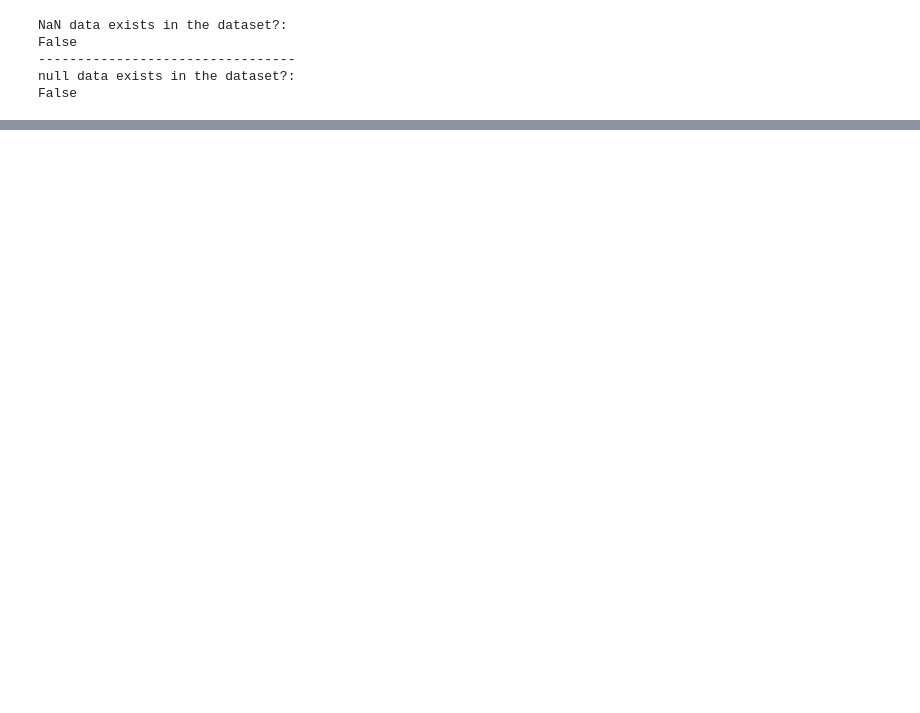
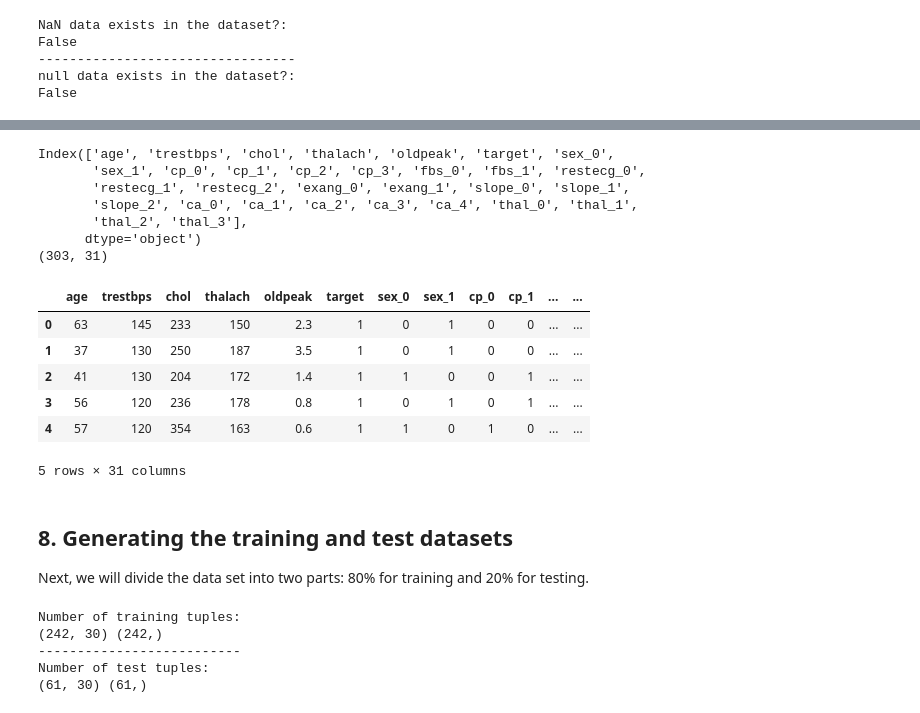
Before and after one commit to bryansbr/heart-disease-AI, a Jupyter notebook: heart-disease.ipynb, the cells around one changed output, grey strips where cells are left out. Drawn from its saved outputs; the diff is of its cells as text; code cells hidden in the pictures; blank space fills up the shorter version.

```diff
--- a/heart-disease.ipynb
+++ b/heart-disease.ipynb
@@ -139,0 +236,50 @@ In this case, we see that there are no null or missing data, so we can proceed t
+# %%
+# We make a copy of the original dataset
+data_copy = data.copy()
+
+# We convert categorical variables to numerical
+for cat_attrs in categorical_vars:
+    dummies = pd.get_dummies(data_copy[cat_attrs], prefix = cat_attrs)
+    data_copy = pd.concat([data_copy.drop(cat_attrs, axis = 1), dummies], axis = 1)
+
+# We display the dataset again with the categorical variables converted to numerical
+print(data_copy.columns)
+print(data_copy.shape)
+data_copy.head()
+#data_copy.describe()
+# %% [output]
+Index(['age', 'trestbps', 'chol', 'thalach', 'oldpeak', 'target', 'sex_0',
+       'sex_1', 'cp_0', 'cp_1', 'cp_2', 'cp_3', 'fbs_0', 'fbs_1', 'restecg_0',
+       'restecg_1', 'restecg_2', 'exang_0', 'exang_1', 'slope_0', 'slope_1',
+       'slope_2', 'ca_0', 'ca_1', 'ca_2', 'ca_3', 'ca_4', 'thal_0', 'thal_1',
+       'thal_2', 'thal_3'],
+      dtype='object')
+(303, 31)
+|  | age | trestbps | chol | thalach | oldpeak | target | sex_0 | sex_1 | cp_0 | cp_1 | ... | ... |
+| 0 | 63 | 145 | 233 | 150 | 2.3 | 1 | 0 | 1 | 0 | 0 | ... | ... |
+| 1 | 37 | 130 | 250 | 187 | 3.5 | 1 | 0 | 1 | 0 | 0 | ... | ... |
+| 2 | 41 | 130 | 204 | 172 | 1.4 | 1 | 1 | 0 | 0 | 1 | ... | ... |
+| 3 | 56 | 120 | 236 | 178 | 0.8 | 1 | 0 | 1 | 0 | 1 | ... | ... |
+| 4 | 57 | 120 | 354 | 163 | 0.6 | 1 | 1 | 0 | 1 | 0 | ... | ... |
+5 rows × 31 columns
+# %% [markdown]
+## 8. Generating the training and test datasets
+Next, we will divide the data set into two parts: 80% for training and 20% for testing.
+# %%
+# We divide the dataset into two parts
+features = data_copy.target.values
+tg = data_copy.drop("target", axis = 1)
+trainX, testX, trainY, testY = train_test_split(tg, features, test_size = 0.2, stratify = features)
+
+# We print the training and test dataset
+print("Number of training tuples:")
+print(trainX.shape, trainY.shape)
+print("--------------------------")
+print("Number of test tuples:")
+print(testX.shape, testY.shape)
+# %% [output]
+Number of training tuples:
+(242, 30) (242,)
+--------------------------
+Number of test tuples:
+(61, 30) (61,)
```
Also changed, not shown: parts of 12 cells of this notebook, 1 other file.
